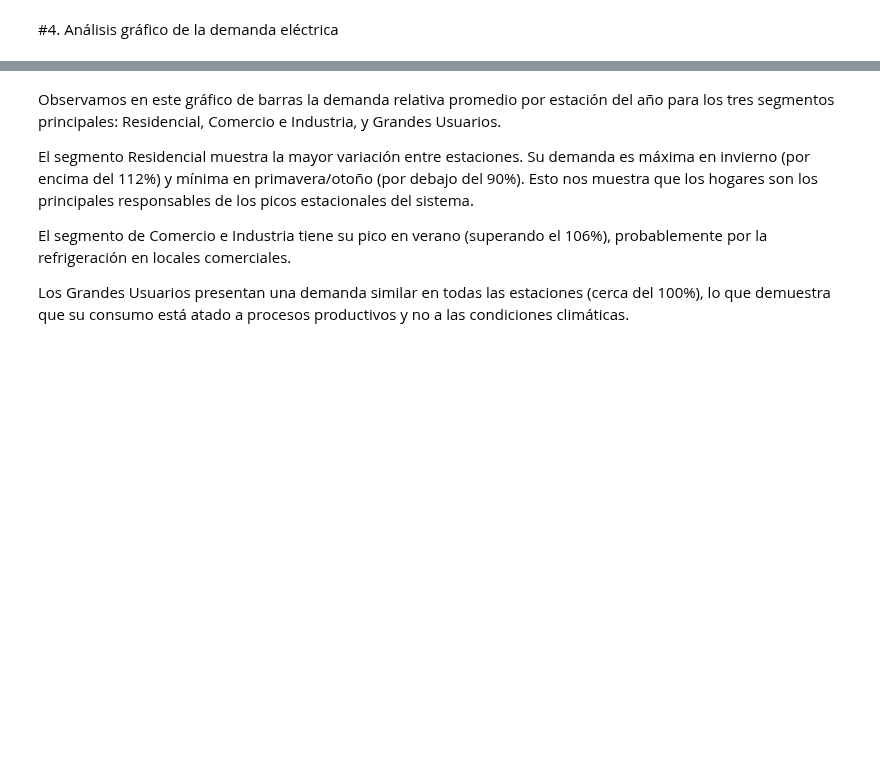
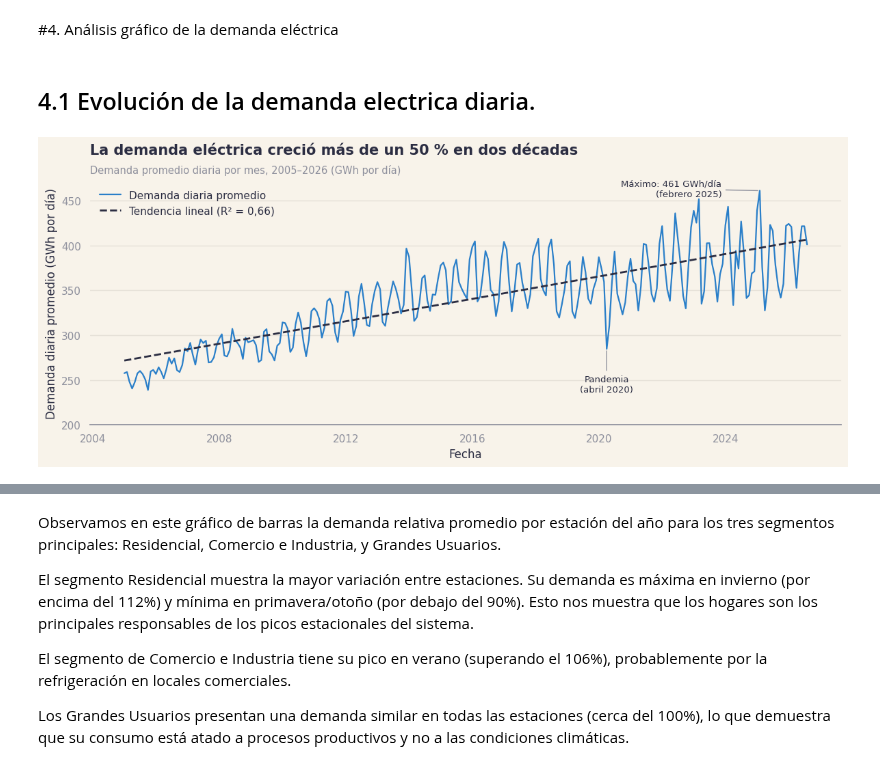
Before and after one commit to RafaelSeri/TP_LABO_MET, a Jupyter notebook: notebooks/Tp_labo.ipynb, the cells around one changed output, grey strips where cells are left out. Saved outputs shown, nothing was run; the diff lists cells and outputs as text; code cells hidden in the pictures; blank space fills up the shorter version.

```diff
--- a/notebooks/Tp_labo.ipynb
+++ b/notebooks/Tp_labo.ipynb
@@ -809,3 +773,5 @@ Hay que considerar que el rango de menos de 12 °C incluye solo 22 meses, por lo
 Los tres agrupamientos llevan a la misma conclusión: la demanda eléctrica es **más crítica en los extremos térmicos**, en verano y en invierno, y mínima en los meses templados de otoño y primavera. Este efecto se explica principalmente por la **demanda residencial**, que es además más sensible al frío que al calor. Comercio e industria aporta al pico de verano, mientras que los grandes usuarios casi no dependen del clima.
 # %% [markdown]
 #4. Análisis gráfico de la demanda eléctrica
+# %% [markdown]
+## 4.1 Evolución de la demanda electrica diaria.
@@ -811,0 +810,42 @@ Los tres agrupamientos llevan a la misma conclusión: la demanda eléctrica es *
+# %%
+meses_es = ['enero', 'febrero', 'marzo', 'abril', 'mayo', 'junio', 'julio',
+            'agosto', 'septiembre', 'octubre', 'noviembre', 'diciembre']
+
+# Tendencia lineal y su R²
+x = np.arange(len(df_base_mensual))
+y = df_base_mensual['Demanda Diaria']
+pendiente, intercepto = np.polyfit(x, y, 1)
+tendencia = pendiente * x + intercepto
+r2 = 1 - ((y - tendencia)**2).sum() / ((y - y.mean())**2).sum()
+
+fig, ax = plt.subplots(figsize=(12, 5))
+
+sns.lineplot(x=df_base_mensual['Período'], y=y, color='#2A7FC9', linewidth=1.6,
+             label='Demanda diaria promedio', ax=ax)
+ax.plot(df_base_mensual['Período'], tendencia, color=TINTA, linestyle='--', linewidth=2,
+        label=f'Tendencia lineal (R² = {r2:.2f})'.replace('.', ','))
+
+# Anotaciones: máximo de la serie y caída por la pandemia
+maximo = df_base_mensual.loc[y.idxmax()]
+ax.annotate(f"Máximo: {maximo['Demanda Diaria']:.0f} GWh/día\n({meses_es[maximo['Mes'] - 1]} {maximo['Año']})",
+            xy=(maximo['Período'], maximo['Demanda Diaria']), xytext=(-40, -6),
+            textcoords='offset points', fontsize=9.5, ha='right',
+            arrowprops=dict(arrowstyle='-', color=GRIS))
+
+pandemia = df_base_mensual[df_base_mensual['Período'] == '2020-04-01'].iloc[0]
+ax.annotate('Pandemia\n(abril 2020)', xy=(pandemia['Período'], pandemia['Demanda Diaria']),
+            xytext=(0, -45), textcoords='offset points', fontsize=9.5, ha='center',
+            arrowprops=dict(arrowstyle='-', color=GRIS))
+
+titulo(ax, 'La demanda eléctrica creció más de un 50 % en dos décadas',
+       'Demanda promedio diaria por mes, 2005–2026 (GWh por día)')
+ax.set_xlabel('Fecha')
+ax.set_ylabel('Demanda diaria promedio (GWh por día)')
+ax.set_ylim(200, None)
+ax.legend(loc='upper left')
+
+plt.tight_layout()
+plt.savefig('evolucion_demanda_electrica_diaria.png', dpi=200)
+plt.show()
+# %% [output]
+[figure, added]
```
Also changed, not shown: parts of 37 cells of this notebook.
